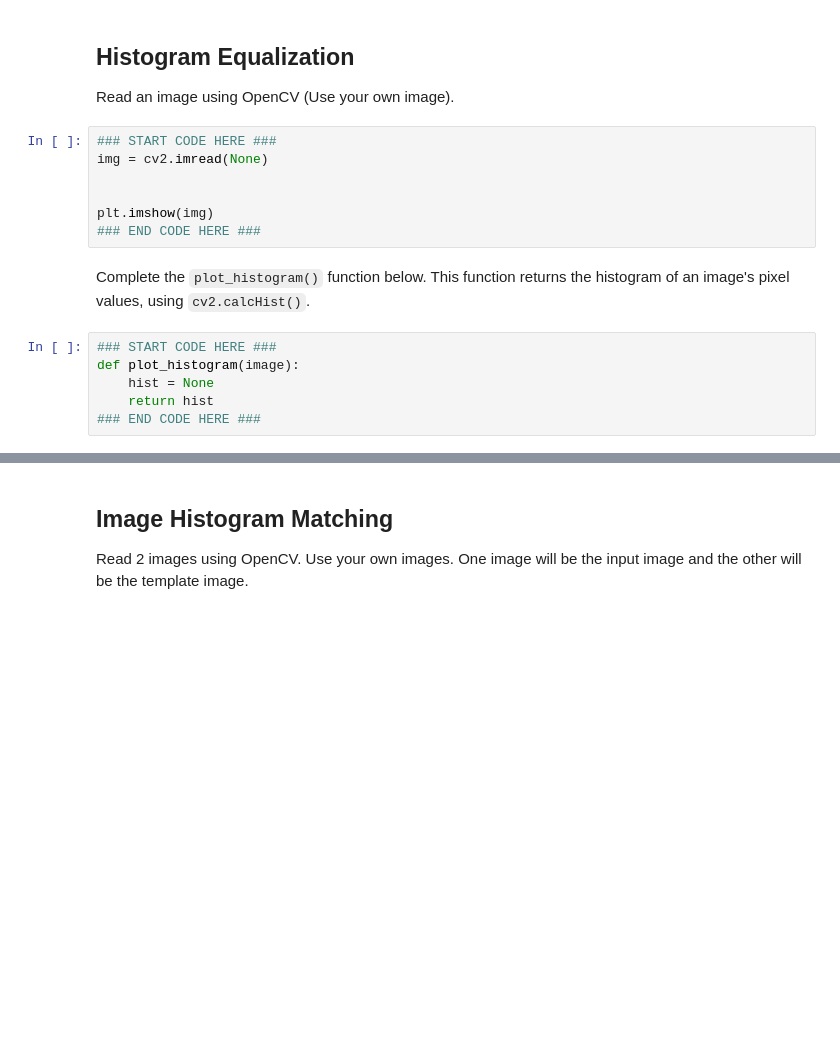
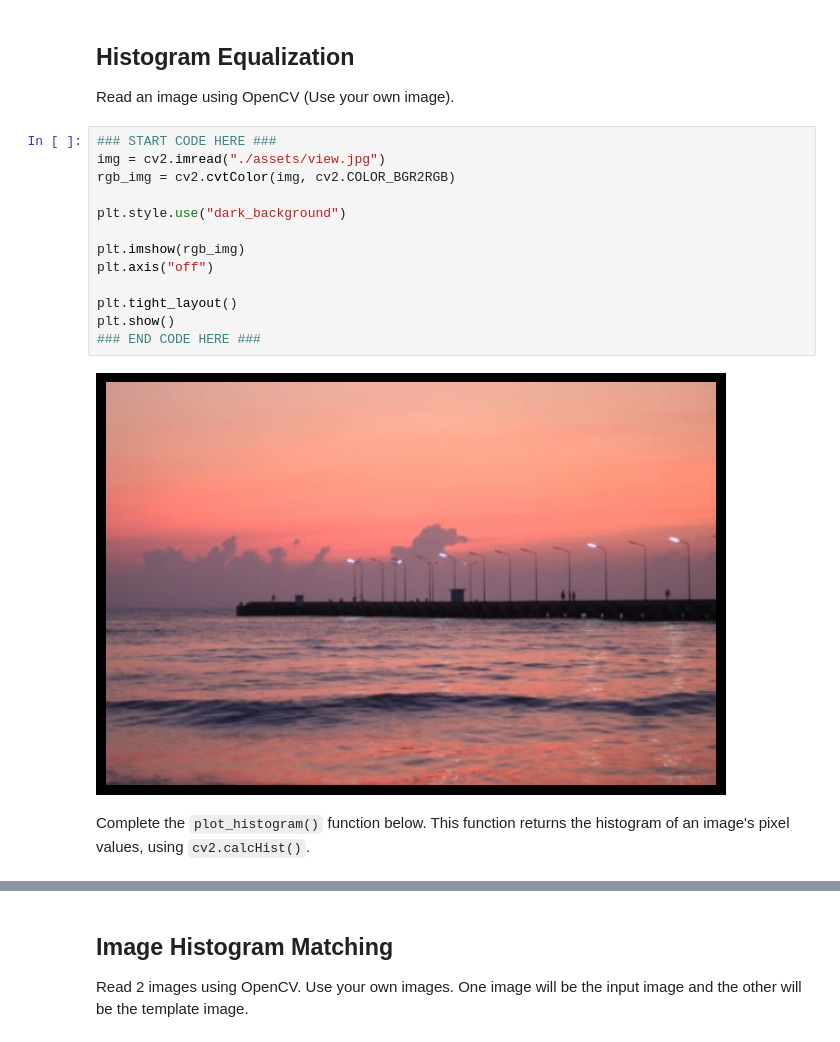
Before and after one commit to pomneii/Image-Processing, a Jupyter notebook: Lab2_Image-Enhancement/Lab2_2_Image-Enhancement-with-Statistical-Operation.ipynb, the cells around one changed output, grey strips where cells are left out. Saved outputs shown, nothing was run; the diff lists cells and outputs as text; blank space fills up the shorter version.

```diff
--- a/Lab2_Image-Enhancement/Lab2_2_Image-Enhancement-with-Statistical-Operation.ipynb
+++ b/Lab2_Image-Enhancement/Lab2_2_Image-Enhancement-with-Statistical-Operation.ipynb
@@ -12,16 +12,18 @@ from mpl_toolkits.axes_grid1 import ImageGrid
 Read an image using OpenCV (Use your own image).
 # %%
 ### START CODE HERE ###
-img = cv2.imread(None)
+img = cv2.imread("./assets/view.jpg")
+rgb_img = cv2.cvtColor(img, cv2.COLOR_BGR2RGB)
 
+plt.style.use("dark_background")
 
-plt.imshow(img)
+plt.imshow(rgb_img)
+plt.axis("off")
+
+plt.tight_layout()
+plt.show()
 ### END CODE HERE ###
+# %% [output]
+[figure, added]
 # %% [markdown]
 Complete the `plot_histogram()` function below. This function returns the histogram of an image's pixel values, using `cv2.calcHist()`.
-# %%
-### START CODE HERE ###
-def plot_histogram(image):
-    hist = None
-    return hist
-### END CODE HERE ###
```
Also changed, not shown: parts of 11 cells of this notebook, 7 other files.
